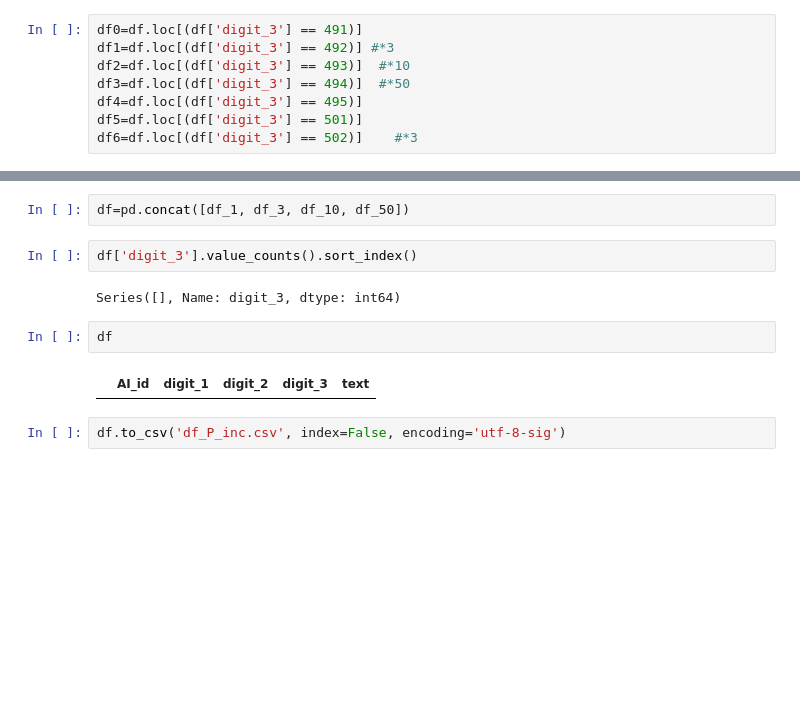
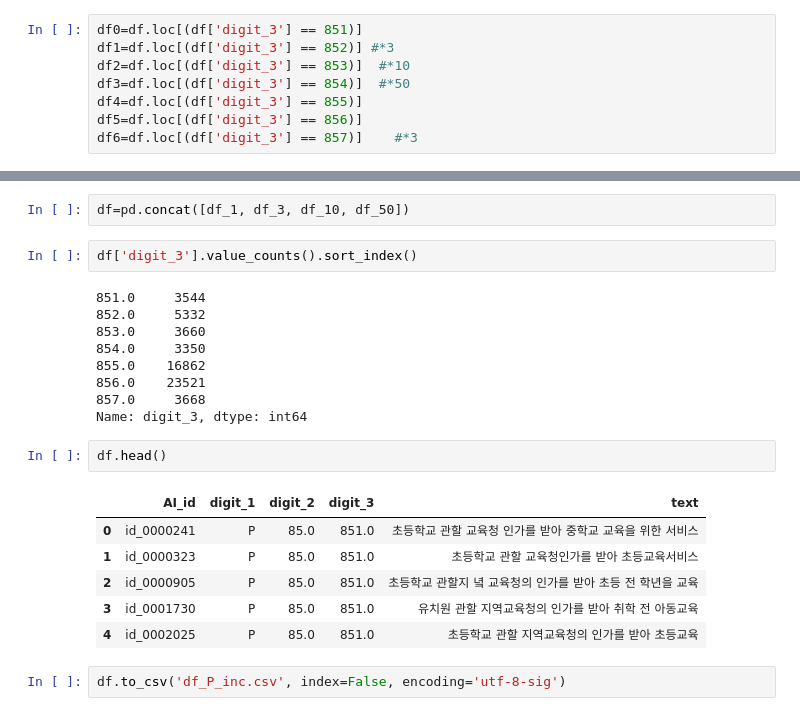
Before and after one commit to KorStats/classification-project, a Jupyter notebook: 증분/(노이)_원본P데이터_증분.ipynb, the cells around one changed output, grey strips where cells are left out. Saved outputs shown, nothing was run; the diff lists cells and outputs as text; blank space fills up the shorter version.

```diff
--- a/증분/(노이)_원본P데이터_증분.ipynb
+++ b/증분/(노이)_원본P데이터_증분.ipynb
@@ -191,13 +191,13 @@ def EDA(sentence, alpha_sr=0.1, alpha_ri=0.1, alpha_rs=0.1, p_rd=0.1, num_aug=9)
 	augmented_sentences.append(sentence)
 	return augmented_sentences
 # %%
-df0=df.loc[(df['digit_3'] == 491)]
-df1=df.loc[(df['digit_3'] == 492)] #*3
-df2=df.loc[(df['digit_3'] == 493)]  #*10
-df3=df.loc[(df['digit_3'] == 494)]  #*50
-df4=df.loc[(df['digit_3'] == 495)]
-df5=df.loc[(df['digit_3'] == 501)]
-df6=df.loc[(df['digit_3'] == 502)]    #*3
+df0=df.loc[(df['digit_3'] == 851)]
+df1=df.loc[(df['digit_3'] == 852)] #*3
+df2=df.loc[(df['digit_3'] == 853)]  #*10
+df3=df.loc[(df['digit_3'] == 854)]  #*50
+df4=df.loc[(df['digit_3'] == 855)]
+df5=df.loc[(df['digit_3'] == 856)]
+df6=df.loc[(df['digit_3'] == 857)]    #*3
 # %%
 df1=df1.reset_index(drop=True)
 df2=df2.reset_index(drop=True)
@@ -292,10 +297,22 @@ df=pd.concat([df_1, df_3, df_10, df_50])
 # %%
 df['digit_3'].value_counts().sort_index()
 # %% [output]
-Series([], Name: digit_3, dtype: int64)
+851.0     3544
+852.0     5332
+853.0     3660
+854.0     3350
+855.0    16862
+856.0    23521
+857.0     3668
+Name: digit_3, dtype: int64
 # %%
-df
+df.head()
 # %% [output]
 |  | AI_id | digit_1 | digit_2 | digit_3 | text |
+| 0 | id_0000241 | P | 85.0 | 851.0 | 초등학교 관할 교육청 인가를 받아 중학교 교육을 위한 서비스 |
+| 1 | id_0000323 | P | 85.0 | 851.0 | 초등학교 관할 교육청인가를 받아 초등교육서비스 |
+| 2 | id_0000905 | P | 85.0 | 851.0 | 초등학교 관할지 녘 교육청의 인가를 받아 초등 전 학년을 교육 |
+| 3 | id_0001730 | P | 85.0 | 851.0 | 유치원 관할 지역교육청의 인가를 받아 취학 전 아동교육 |
+| 4 | id_0002025 | P | 85.0 | 851.0 | 초등학교 관할 지역교육청의 인가를 받아 초등교육 |
 # %%
 df.to_csv('df_P_inc.csv', index=False, encoding='utf-8-sig')
```
Also changed, not shown: parts of 1 cell of this notebook.
